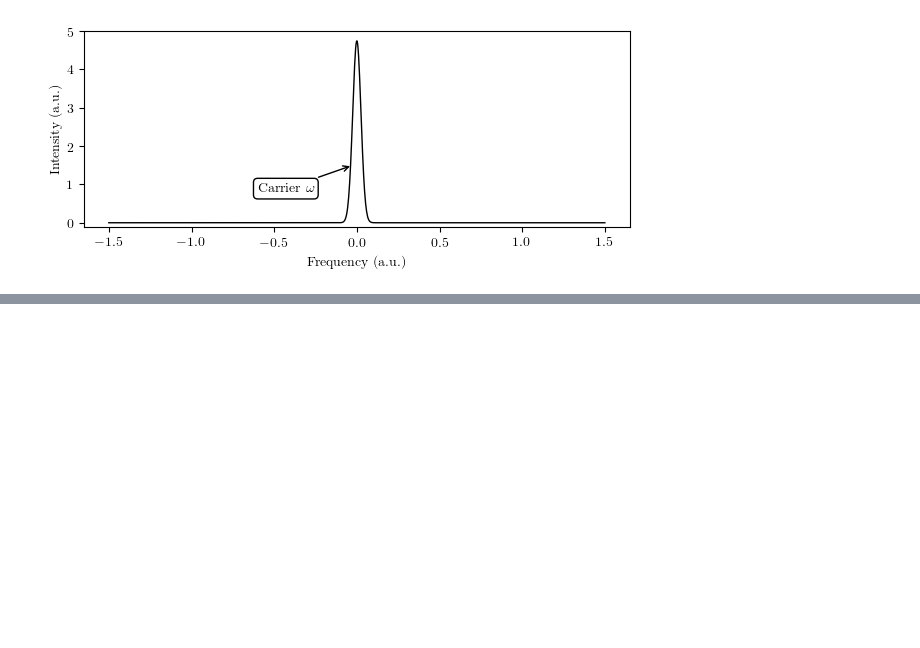
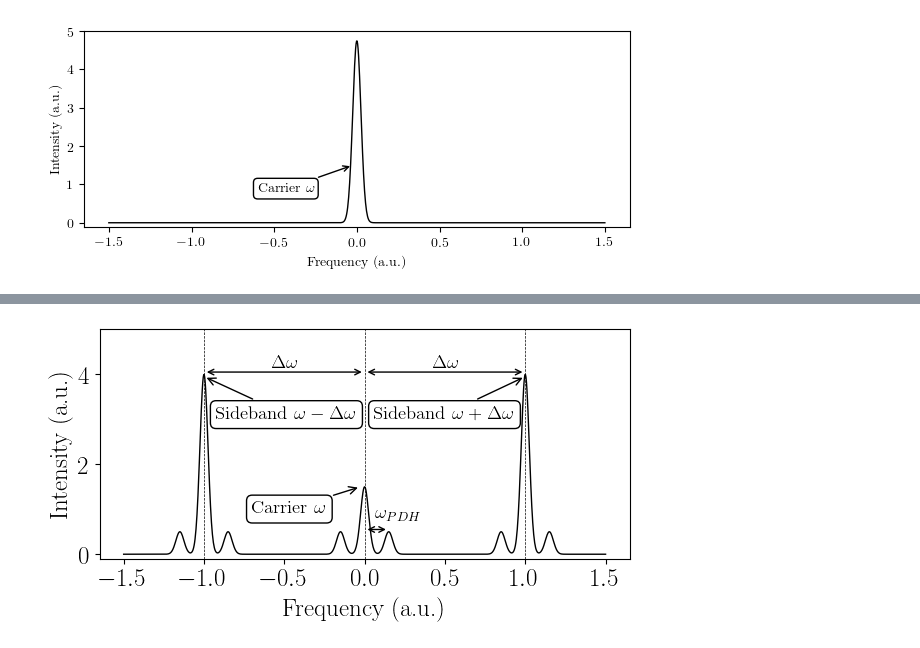
Before and after one commit to hsuchungchuan/Projects, a Jupyter notebook: 250525 PDH Offset Locking Plots/250525 PDH Offset Locking Plots.ipynb, the cells around one changed output, grey strips where cells are left out. Cells and saved outputs as stored; diff of their text form; code cells hidden in the pictures; blank space fills up the shorter version.

Commit message:
offset lock plot done, also added mirny folder

```diff
--- a/250525 PDH Offset Locking Plots/250525 PDH Offset Locking Plots.ipynb
+++ b/250525 PDH Offset Locking Plots/250525 PDH Offset Locking Plots.ipynb
@@ -306,0 +409,96 @@ plt.savefig("250525 PDHOffsetLockingSchematicBeforeEOM.pdf", dpi=1200)
+# %%
+import numpy as np
+import matplotlib.pyplot as plt
+
+# Frequency axis (arbitrary units)
+freq = np.linspace(-1.5, 1.5, 1000)
+
+# Parameters
+carrier_center = 0       # Center frequency for the carrier
+modulation_index = 2   # Smaller index means weaker sidebands
+sideband_spacing = 1     # Frequency spacing between sidebands and carrier
+carrier_height = 1.0
+sideband_height = carrier_height * (modulation_index**2)
+
+# Intensity profile using Gaussian peaks
+def gaussian(x, center, height, width=0.025):
+    return height * np.exp(-((x - center) ** 2) / (2 * width ** 2))
+
+intensity = (
+    gaussian(freq, carrier_center, carrier_height+0.5) +
+    gaussian(freq, carrier_center - sideband_spacing, sideband_height) +
+    gaussian(freq, carrier_center + sideband_spacing, sideband_height) +
+    gaussian(freq, 0.15, 0.5) +
+    gaussian(freq, -0.15, 0.5) +
+    gaussian(freq, carrier_center - sideband_spacing + 0.15, 0.5) +
+    gaussian(freq, carrier_center - sideband_spacing - 0.15, 0.5) +
+    gaussian(freq, carrier_center + sideband_spacing + 0.15, 0.5) +
+    gaussian(freq, carrier_center + sideband_spacing - 0.15, 0.5)
+)
+
+# Plotting
+plt.plot(freq, intensity, label="Transmission Peaks", color='black')
+# plt.plot(freq[206:460], gaussian(freq, carrier_center - 0.5*sideband_spacing, sideband_height)[206:460], color='crimson',label="Atomic Resonance")
+# plt.title("Frequency Scan of Frequency-Modulated Laser via EOM")
+plt.xlabel(r"Frequency (a.u.)")
+plt.ylabel("Intensity (a.u.)")
+# plt.legend(loc='upper right', bbox_to_anchor=(0.79, 0.975))
+
+
+# Find the center positions of the left black peak and the red peak
+left_black_peak = carrier_center - sideband_spacing
+red_peak = 0
+
+# Find the corresponding y-values for the peaks
+y_black = gaussian(left_black_peak, left_black_peak, sideband_height)
+y_red = gaussian(red_peak, red_peak, sideband_height)
+
+# # Draw a double arrow between the two peaks
+plt.annotate(
+    '',
+    xy=(red_peak, y_red + 0.05),
+    xytext=(left_black_peak, y_black + 0.05),
+    arrowprops=dict(arrowstyle='<->', color='black', lw=1)
+)
+plt.annotate(
+    '',
+    xy=(red_peak+1, y_red + 0.05),
+    xytext=(left_black_peak+1, y_black + 0.05),
+    arrowprops=dict(arrowstyle='<->', color='black', lw=1)
+)
+# Place the label in the middle of the arrow
+mid_x = (left_black_peak + red_peak) / 2
+mid_y = max(y_black, y_red) + 0.08
+plt.text(mid_x, mid_y, r'$\Delta\omega$', color='black', ha='center', va='bottom',fontsize=13.5,)
+plt.text(mid_x+1, mid_y, r'$\Delta\omega$', color='black', ha='center', va='bottom',fontsize=13.5,)
+
+plt.ylim(-0.1, 5)
+plt.axvline(x=0, color='black', linestyle='--', linewidth=0.5)
+plt.axvline(x=1, color='black', linestyle='--', linewidth=0.5)
+plt.axvline(x=-1, color='black', linestyle='--', linewidth=0.5)
+
+plt.grid(False)
+
+plt.annotate(xy=(-0.025, 1.5), xytext=(-0.7, 0.9),text=r"Carrier $\omega$",
+                arrowprops=dict(arrowstyle="->", lw=1, color='black'), fontsize=13.5,
+                bbox=dict(boxstyle="round,pad=0.3", edgecolor='black', facecolor='white'))
+plt.annotate(xy=(-1.0, 3.95), xytext=(-0.925, 3), text=r"Sideband $\omega-\Delta\omega$",
+                arrowprops=dict(arrowstyle="->", lw=1, color='black'),fontsize=13.5,
+                bbox=dict(boxstyle="round,pad=0.3", edgecolor='black', facecolor='white'))
+plt.annotate(xy=(1.0, 3.95), xytext=(0.06, 3), text=r"Sideband $\omega+\Delta\omega$",
+                arrowprops=dict(arrowstyle="->", lw=1, color='black'),fontsize=13.5,
+                bbox=dict(boxstyle="round,pad=0.3", edgecolor='black', facecolor='white'))
+
+plt.annotate(
+    '',
+    xy=(-0+0.15, y_red+ 0.05 - 3.5),
+    xytext=(-0, y_red+ 0.05 - 3.5),
+    arrowprops=dict(arrowstyle='<->', color='black', lw=1)
+)
+
+# plt.axvline(x=-1-0.15, color='black', linestyle='--', linewidth=0.5)
+plt.text(-0+0.2, mid_y+0.15 - 3.5, r'$\omega_{PDH}$', color='black', ha='center', va='bottom',fontsize=13.5,)
+
+plt.savefig("250525 PDHOffsetLockingSchematicAfterEOM_BiggerFont.pdf", dpi=1200)
+# %% [output]
+[figure, added]
```
Also changed, not shown: parts of 4 cells of this notebook, 11 other files.
